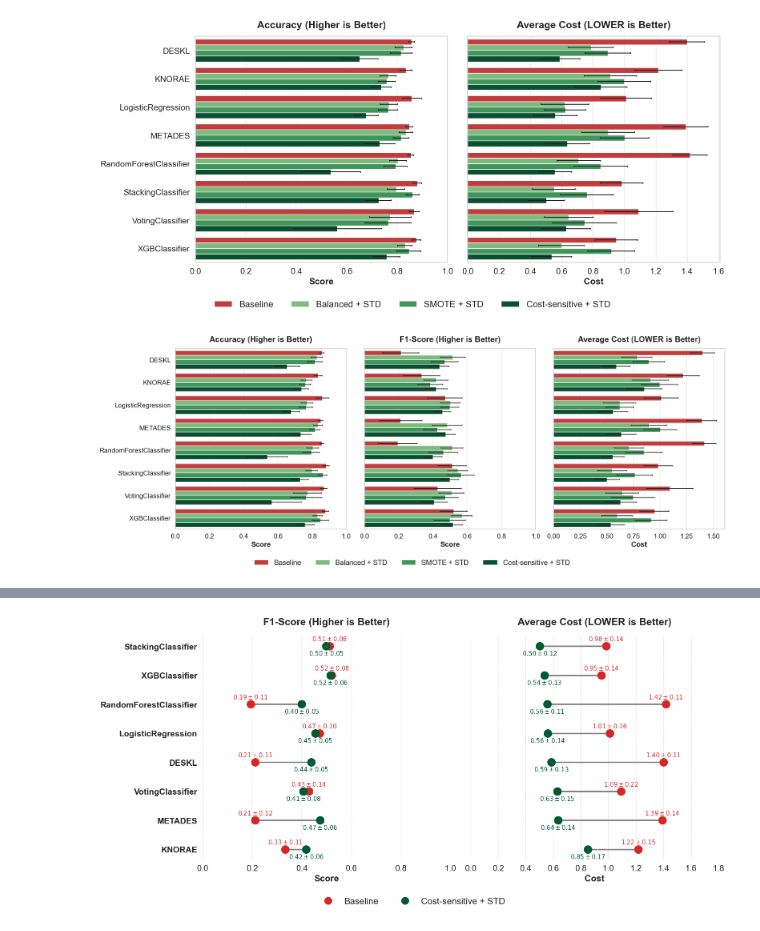
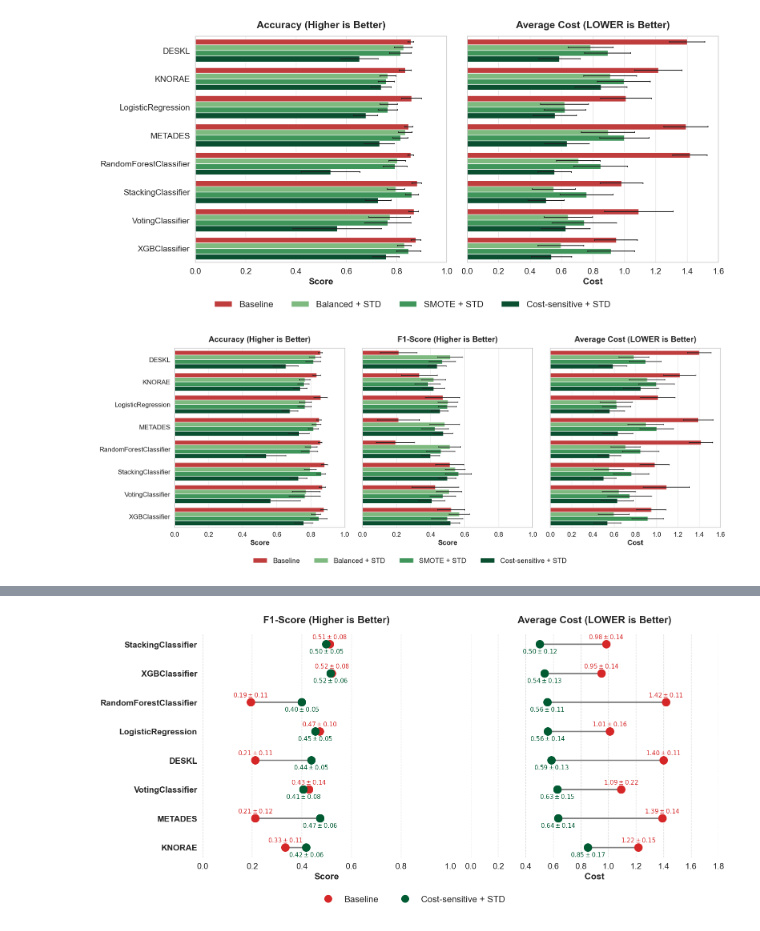
Before and after one commit to LeonardoSaccotelli/Cost-Sensitive-Learning-For-Myocardial-Infarction-Mortality-Prediction, a Jupyter notebook: notebooks/5.3-ls-EV-experimental_schemas_comparison_presentation.ipynb, the cells around one changed output, grey strips where cells are left out. Cells and saved outputs as stored; diff of their text form; code cells hidden in the pictures.

```diff
--- a/notebooks/5.3-ls-EV-experimental_schemas_comparison_presentation.ipynb
+++ b/notebooks/5.3-ls-EV-experimental_schemas_comparison_presentation.ipynb
@@ -228,6 +228,8 @@ for i, metric in enumerate(metrics):
 
     if metric == "accuracy":
         axes[i].set_xlim(0, 1.0)
+    elif metric == "average_cost":
+        axes[i].set_xlim(0, 1.6)
 
     if axes[i].get_legend() is not None:
         axes[i].get_legend().remove()
@@ -242,7 +244,7 @@ fig.legend(handles, labels,
            frameon=False,
            bbox_to_anchor=(0.5, 0.05))
 
-plt.savefig(f"{FIGURES_EXP_SCHEMA_COMPARISON_PRESENTATION_DIR}/slide1_accuracy_vs_average_cost.png", dpi=300, bbox_inches="tight")
+plt.savefig(f"{FIGURES_EXP_SCHEMA_COMPARISON_PRESENTATION_DIR}/slide1_baseline_std_settings_accuracy_average_cost.png", dpi=300, bbox_inches="tight")
 plt.show()
 # %% [output]
 [figure]
@@ -299,32 +301,35 @@ for i, metric in enumerate(metrics):
         ax=axes[i],
         palette=colors,
         errorbar="sd",
         capsize=0.1,
         err_kws={"linewidth": 1.5, "color": "#212121"}
     )
 
     axes[i].set_title(titles[i], fontweight="bold", pad=15)
 
     axes[i].set_xlabel("Score" if metric in ["accuracy", "f1"] else "Cost", fontweight="bold")
     axes[i].set_ylabel('')
 
     if metric in ["accuracy", "f1"]:
         axes[i].set_xlim(0, 1.0)
+    elif metric == "average_cost":
+        axes[i].set_xlim(0, 1.6)
+
 
     if axes[i].get_legend() is not None:
         axes[i].get_legend().remove()
 
 plt.tight_layout(rect=[0, 0.12, 1, 1])
 
 handles, labels = axes[0].get_legend_handles_labels()
 fig.legend(handles, labels,
            loc="lower center",
            ncol=4,
            fontsize=16,
            frameon=False,
            bbox_to_anchor=(0.5, 0.05))
 
-plt.savefig(f"{FIGURES_EXP_SCHEMA_COMPARISON_PRESENTATION_DIR}/slide1_accuracy_f1_vs_average_cost.png", dpi=300, bbox_inches="tight")
+plt.savefig(f"{FIGURES_EXP_SCHEMA_COMPARISON_PRESENTATION_DIR}/slide1_baseline_std_settings_accuracy_f1_average_cost.png", dpi=300, bbox_inches="tight")
 plt.show()
 # %% [output]
-[figure, old version]
+[figure, new version]
```
Also changed, not shown: parts of 11 cells of this notebook.
